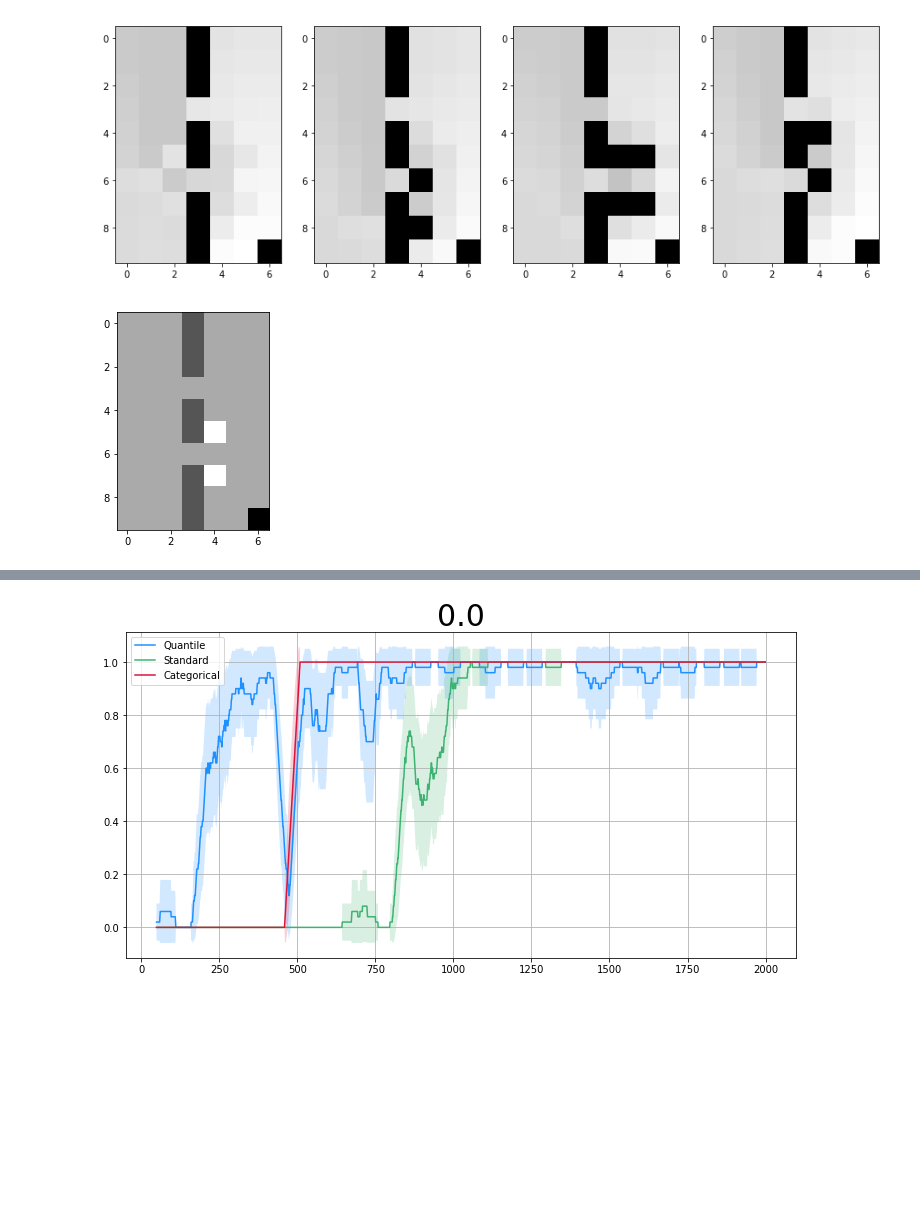
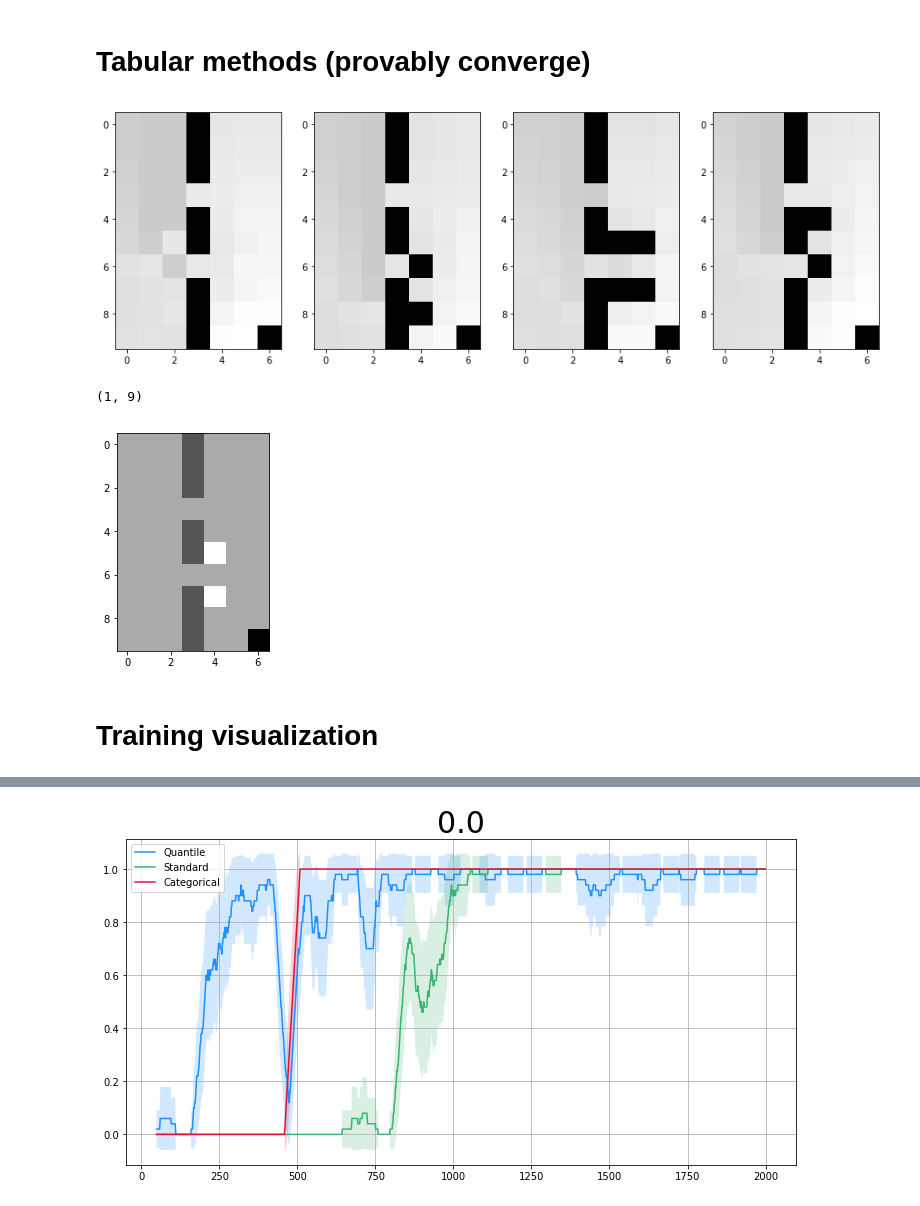
Before and after one commit to AlexGrinch/tensor_train_control, a Jupyter notebook: distributional/evil_wgw_plots.ipynb, the cells around one changed output, grey strips where cells are left out. Cells and saved outputs as stored; diff of their text form; code cells hidden in the pictures; blank space fills up the shorter version.

```diff
--- a/distributional/evil_wgw_plots.ipynb
+++ b/distributional/evil_wgw_plots.ipynb
@@ -429,18 +14,21 @@ class QTable:
+# %% [markdown]
+# Tabular methods (provably converge)
 # %%
-env = EvilWindyGridWorld(grid_size=(7, 10), visual=True, stochasticity=0)
+env = EvilWindyGridWorld(grid_size=(7, 10), visual=True, stochasticity=0.04)
 num_actions = 4
-s = env.reset()
-# %%
-wgw = EvilWindyGridWorldBase((7, 10), stochasticity=0.1)
-qt = QTable(wgw)
-qt.run_policy_iteration()
-qt.plot_q_values()
-# %% [output]
-[figure, removed]
+# %%
+qt = QTable(env)
+qt.run_policy_iteration(pol_eval_times=1, tol=1e-3)
+qt.plot_q_values()
+# %% [output]
+[figure, added]
 # %%
 qt.update_policy()
 # %%
-wgw.play_with_policy(qt.pi)
+env.play_with_policy(qt.pi)
 # %% [output]
+(1, 9)
 [figure]
+# %% [markdown]
+# Training visualization
 # %%
```
Also changed, not shown: parts of 7 cells of this notebook, 8 other files.
